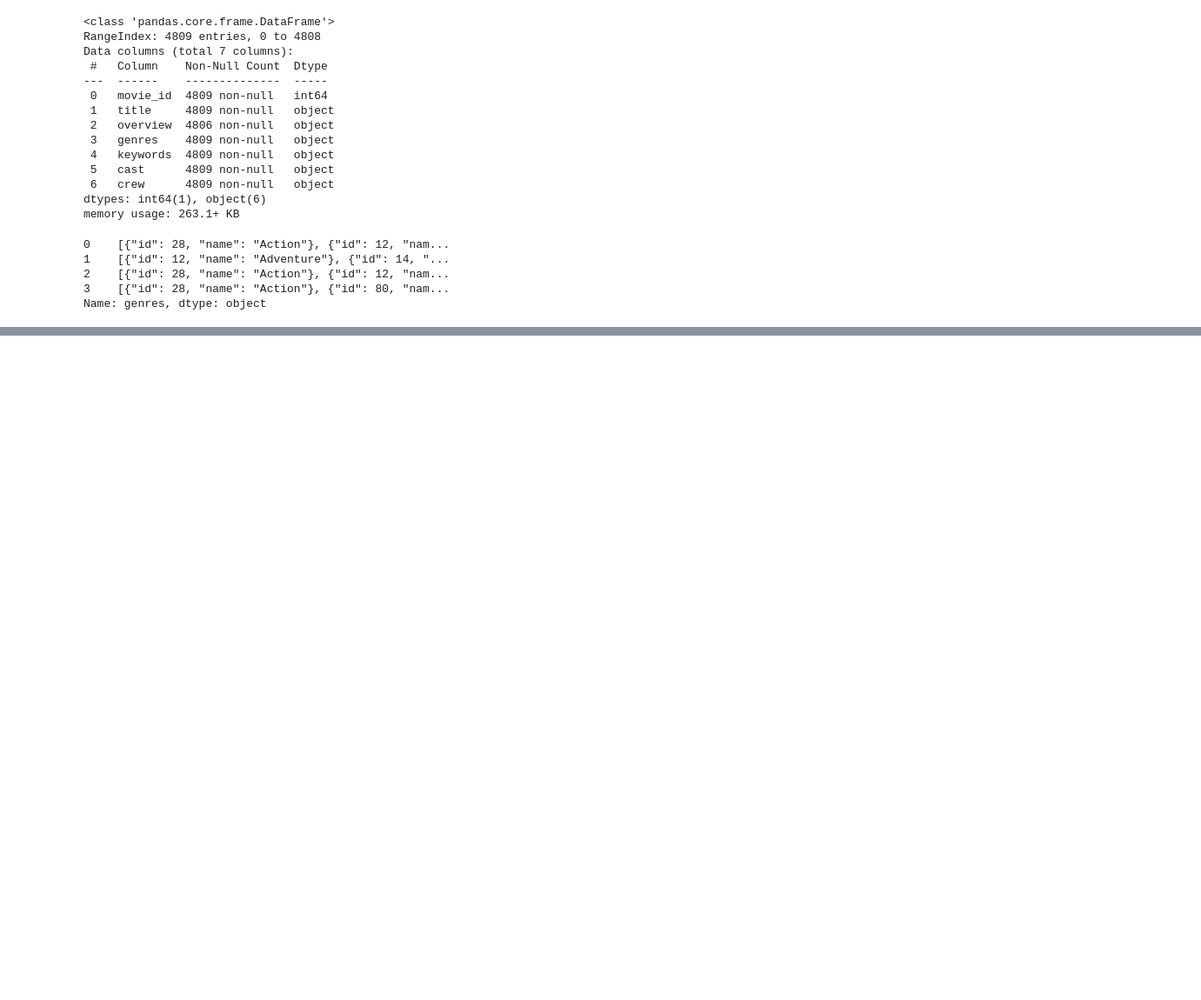
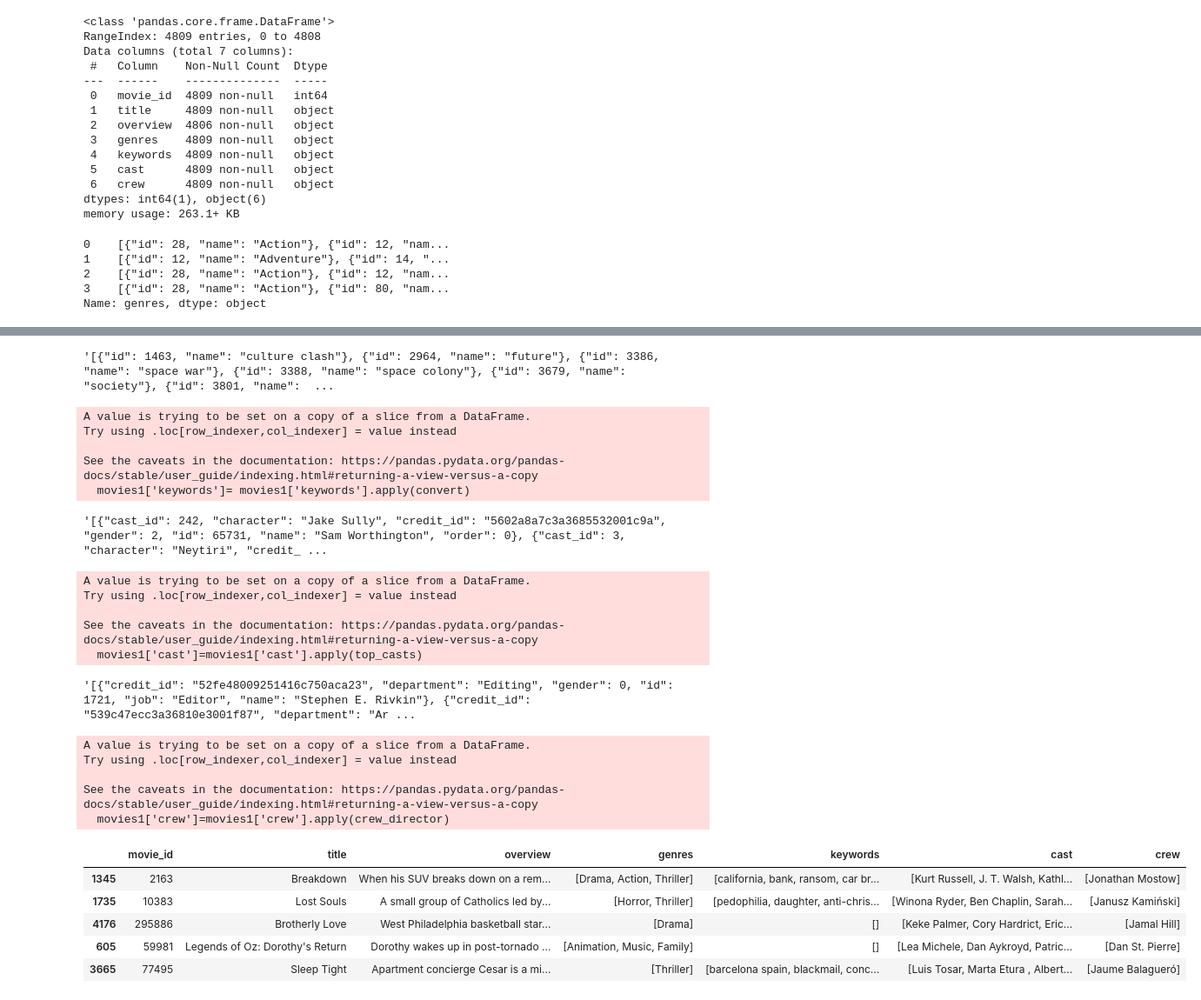
Before and after one commit to Samirlamichhane10/movie_recommendation, a Jupyter notebook: movie/movie_recommendation.ipynb, the cells around one changed output, grey strips where cells are left out. Shown at 87% size. Cells and saved outputs as stored; diff of their text form; code cells hidden in the pictures; blank space fills up the shorter version.

Commit message:
removing unnecessary data from each columns

```diff
--- a/movie/movie_recommendation.ipynb
+++ b/movie/movie_recommendation.ipynb
@@ -80,0 +88,65 @@ Name: genres, Length: 4809, dtype: object
+# %%
+movies1['keywords'][0]
+# %% [output]
+'[{"id": 1463, "name": "culture clash"}, {"id": 2964, "name": "future"}, {"id": 3386, "name": "space war"}, {"id": 3388, "name": "space colony"}, {"id": 3679, "name": "society"}, {"id": 3801, "name":  ...
+# %%
+movies1['keywords']= movies1['keywords'].apply(convert)
+# %% [output]
+A value is trying to be set on a copy of a slice from a DataFrame.
+Try using .loc[row_indexer,col_indexer] = value instead
+
+See the caveats in the documentation: https://pandas.pydata.org/pandas-docs/stable/user_guide/indexing.html#returning-a-view-versus-a-copy
+  movies1['keywords']= movies1['keywords'].apply(convert)
+# %%
+movies1['cast'][0]
+# %% [output]
+'[{"cast_id": 242, "character": "Jake Sully", "credit_id": "5602a8a7c3a3685532001c9a", "gender": 2, "id": 65731, "name": "Sam Worthington", "order": 0}, {"cast_id": 3, "character": "Neytiri", "credit_ ...
+# %%
+import ast
+def top_casts(obj):
+    L = []
+    j=0
+    for i in ast.literal_eval(obj):  # ast.literal_evals(obj) , it converts the string list into the list
+        L.append(i['name'])
+        j+=1
+        if j==3: # cause we need only top 3 actors or casts
+            break
+    return L
+# %%
+movies1['cast']=movies1['cast'].apply(top_casts)
+# %% [output]
+A value is trying to be set on a copy of a slice from a DataFrame.
+Try using .loc[row_indexer,col_indexer] = value instead
+
+See the caveats in the documentation: https://pandas.pydata.org/pandas-docs/stable/user_guide/indexing.html#returning-a-view-versus-a-copy
+  movies1['cast']=movies1['cast'].apply(top_casts)
+# %%
+movies1['crew'][0]
+# %% [output]
+'[{"credit_id": "52fe48009251416c750aca23", "department": "Editing", "gender": 0, "id": 1721, "job": "Editor", "name": "Stephen E. Rivkin"}, {"credit_id": "539c47ecc3a36810e3001f87", "department": "Ar ...
+# %%
+def crew_director(obj):
+    L = []
+
+    for i in ast.literal_eval(obj):  # ast.literal_evals(obj) , it converts the string list into the list
+        if i['job']=='Director':
+            L.append(i['name'])
+            break
+    return L
+# %%
+movies1['crew']=movies1['crew'].apply(crew_director)
+# %% [output]
+A value is trying to be set on a copy of a slice from a DataFrame.
+Try using .loc[row_indexer,col_indexer] = value instead
+
+See the caveats in the documentation: https://pandas.pydata.org/pandas-docs/stable/user_guide/indexing.html#returning-a-view-versus-a-copy
+  movies1['crew']=movies1['crew'].apply(crew_director)
+# %%
+movies1.sample(5)
+# %% [output]
+|  | movie_id | title | overview | genres | keywords | cast | crew |
+| 1345 | 2163 | Breakdown | When his SUV breaks down on a rem... | [Drama, Action, Thriller] | [california, bank, ransom, car br... | [Kurt Russell, J. T. Walsh, Kathl... | [Jonathan Mostow] |
+| 1735 | 10383 | Lost Souls | A small group of Catholics led by... | [Horror, Thriller] | [pedophilia, daughter, anti-chris... | [Winona Ryder, Ben Chaplin, Sarah... | [Janusz Kamiński] |
+| 4176 | 295886 | Brotherly Love | West Philadelphia basketball star... | [Drama] | [] | [Keke Palmer, Cory Hardrict, Eric... | [Jamal Hill] |
+| 605 | 59981 | Legends of Oz: Dorothy's Return | Dorothy wakes up in post-tornado ... | [Animation, Music, Family] | [] | [Lea Michele, Dan Aykroyd, Patric... | [Dan St. Pierre] |
+| 3665 | 77495 | Sleep Tight | Apartment concierge Cesar is a mi... | [Thriller] | [barcelona spain, blackmail, conc... | [Luis Tosar, Marta Etura , Albert... | [Jaume Balagueró] |
```
Also changed, not shown: parts of 4 cells of this notebook.
